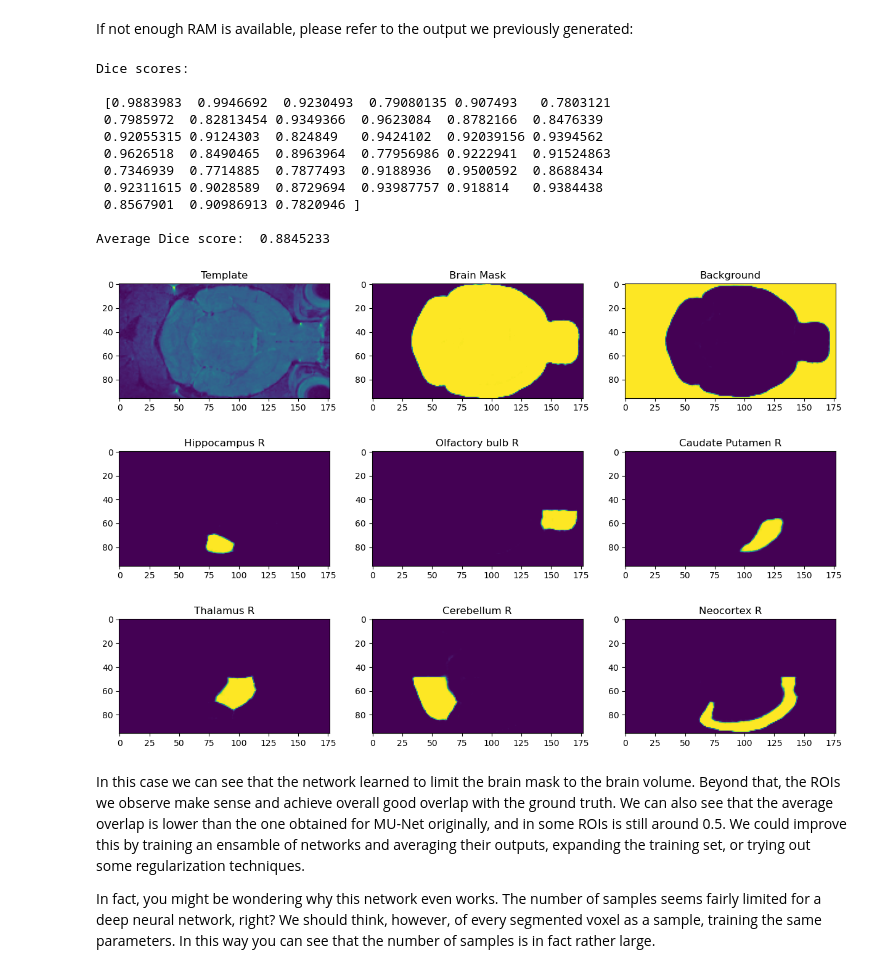
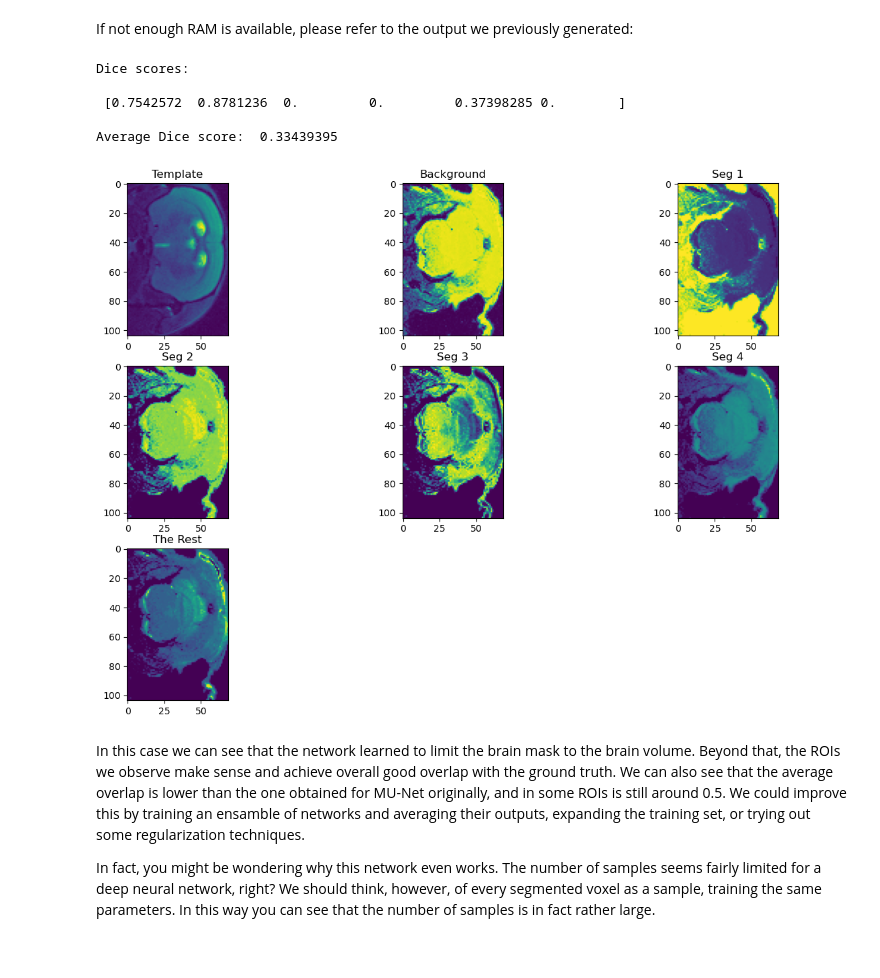
Before and after one commit to js-kki/KKI-MUNet, a Jupyter notebook: notebooks/MU-Net-KKI.ipynb, the cells around one changed output. Drawn from its saved outputs; the diff is of its cells as text; code cells hidden in the pictures.

```diff
--- a/notebooks/MU-Net-KKI.ipynb
+++ b/notebooks/MU-Net-KKI.ipynb
@@ -50,7 +50,7 @@ Mask.shape
 # %%
 # And the labels:
 
-Lab=nib.load('/data/PD/preclinical/preliminary_study_processed_data/multislice_structural/HC1_Labels.nii.gz').get_fdata()
+Lab=nib.load('/data/PD/preclinical/preliminary_study_processed_data/multislice_structural/label/HC1.nii').get_fdata()
 plt.imshow(Lab[:,:,7])
 
 # Let's also look at the size of our scans:
@@ -495,8 +464,8 @@ Let's define a dictionary outlining the parameters of our network, and after tha
 # %%
 from torch import nn
 
-PARAMS={'Categories':38, # Number of categories, including background
-        'FilterSize':3, # each single filter will be 3x3
+PARAMS={'Categories':5, # Number of categories, including background
+        'FilterSize':1, # each single filter will be 3x3
         'FiltersNum':np.array([32, 32, 64, 64]), # From top to bottom, number of filters
 
         # In the paper we use a larger number of parameters
@@ -505,10 +474,10 @@ PARAMS={'Categories':38, # Number of categories, including background
         # insted of requiring a Tesla P100 GPU
 
         # number of filters for the last convolutional layer before splitting into different tasks
-        'ClassFilters':int(64),
+        'ClassFilters':int(32),
         'Activation':nn.LeakyReLU,  # Activation function
         'InblockSkip':False, # We will not use in-block skip connection for this tutorial
-        'PoolShape':(2,2,2), #Shape of the pooling operation
+        'PoolShape':(1,1,1), #Shape of the pooling operation
         # PyTorch classes used for each of type of layer:
         'BNorm':nn.BatchNorm3d,
         'Conv':nn.Conv3d,
@@ -938,12 +907,12 @@ import time, tqdm
 # We have a small dataset, so we will not validate after every epoch
 # to keep training time down. We will test every 5 epochs
 
-testinterval=5 # epochs
+testinterval=5000 # epochs
 maxtime=24 *60*60 # in senconds
 
 # We will use 20% of our dataset as evaluation data
 
-testsize=0.2
+testsize=0.3333
 Bsize=1 # batch size
 
 # instantiate the network:
@@ -960,7 +929,7 @@ optimizer=torch.optim.Adam(UN.parameters())
 # We will only be downscaling, as we need to keep
 # memory usage under control
 
-scaler = Rescale(0.95,0.85,1)
+scaler = Rescale(1,1,1)
 normalizator = Normalizer()
 tensorize = ToTensor()
 
@@ -1270,7 +1164,7 @@ If you decided to skip the training step, you can start running cells again from
 # loss on the validation set, after training
 # for 24 hour
 
-checkpoint=torch.load('0_2000_savefile.pth',map_location=torch.device('cpu'))
+checkpoint=torch.load('KKI_training.tar',map_location=torch.device('cpu'))
 
 # We will not need the optimizer's state dictionary,
 # This would be useful to resume training
@@ -1315,58 +1209,45 @@ with torch.no_grad(): # no need for gradient when evaluating
 print('Dice scores:\n\n',dices)
 print('\nAverage Dice score: ',np.mean(dices))
 
 plt.figure(figsize=(15,10))
 
 plt.subplot(3, 3, 1)
-plt.imshow(sample['template'].detach().cpu().numpy()[0,0,:,:,50])
+plt.imshow(sample['template'].detach().cpu().numpy()[0,0,:,:,8])
 plt.title('Template')
 
 plt.subplot(3, 3, 2)
-plt.imshow(out[0].detach().cpu().numpy()[0,0,:,:,50])
+plt.imshow(out[0].detach().cpu().numpy()[0,0,:,:,1])
 plt.title(labels[0])
 
 plt.subplot(3, 3, 3)
-plt.imshow(out[1].detach().cpu().numpy()[0,0,:,:,50])
+plt.imshow(out[1].detach().cpu().numpy()[0,0,:,:,1])
 plt.title(labels[1])
 
 plt.subplot(3, 3, 4)
-plt.imshow(out[1].detach().cpu().numpy()[0,1,:,:,50])
+plt.imshow(out[1].detach().cpu().numpy()[0,1,:,:,1])
 plt.title(labels[2])
 
 plt.subplot(3, 3, 5)
-plt.imshow(out[1].detach().cpu().numpy()[0,16,:,:,50])
-plt.title(labels[17])
+plt.imshow(out[1].detach().cpu().numpy()[0,2,:,:,1])
+plt.title(labels[3])
 
 plt.subplot(3, 3, 6)
-plt.imshow(out[1].detach().cpu().numpy()[0,3,:,:,50])
+plt.imshow(out[1].detach().cpu().numpy()[0,3,:,:,1])
 plt.title(labels[4])
 
 plt.subplot(3, 3, 7)
-plt.imshow(out[1].detach().cpu().numpy()[0,7,:,:,50])
-plt.title(labels[8])
+plt.imshow(out[1].detach().cpu().numpy()[0,4,:,:,1])
+plt.title(labels[5])
 
-plt.subplot(3, 3, 8)
-plt.imshow(out[1].detach().cpu().numpy()[0,8,:,:,50])
-plt.title(labels[9])
-
-plt.subplot(3, 3, 9)
-plt.imshow(out[1].detach().cpu().numpy()[0,14,:,:,50])
-plt.title(labels[15])
 
 plt.show()
 # %% [output]
 Dice scores:
 
- [0.9883983  0.9946692  0.9230493  0.79080135 0.907493   0.7803121
- 0.7985972  0.82813454 0.9349366  0.9623084  0.8782166  0.8476339
- 0.92055315 0.9124303  0.824849   0.9424102  0.92039156 0.9394562
- 0.9626518  0.8490465  0.8963964  0.77956986 0.9222941  0.91524863
- 0.7346939  0.7714885  0.7877493  0.9188936  0.9500592  0.8688434
- 0.92311615 0.9028589  0.8729694  0.93987757 0.918814   0.9384438
- 0.8567901  0.90986913 0.7820946 ]
+ [0.7542572  0.8781236  0.         0.         0.37398285 0.        ]
 
-Average Dice score:  0.8845233
+Average Dice score:  0.33439395
-[figure, old version]
+[figure, new version]
 # %% [markdown]
 In this case we can see that the network learned to limit the brain mask to the brain volume. Beyond that, the ROIs we observe make sense and achieve overall good overlap with the ground truth. We can also see that the average overlap is lower than the one obtained for MU-Net originally, and in some ROIs is still around 0.5. We could improve this by training an ensamble of networks and averaging their outputs, expanding the training set, or trying out some regularization techniques.
 
```
Also changed, not shown: parts of 13 cells of this notebook, 3 other files.
